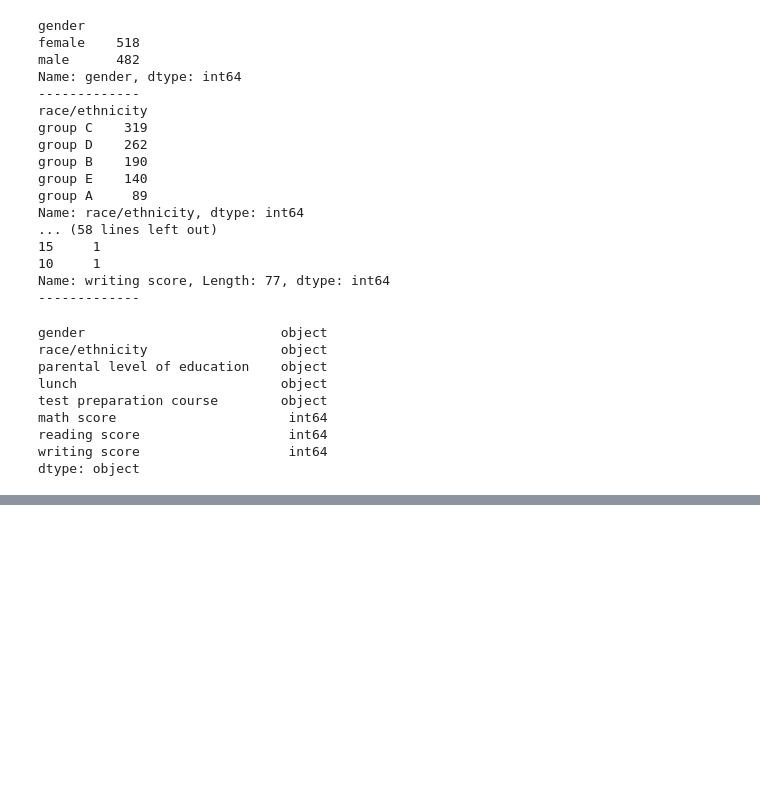
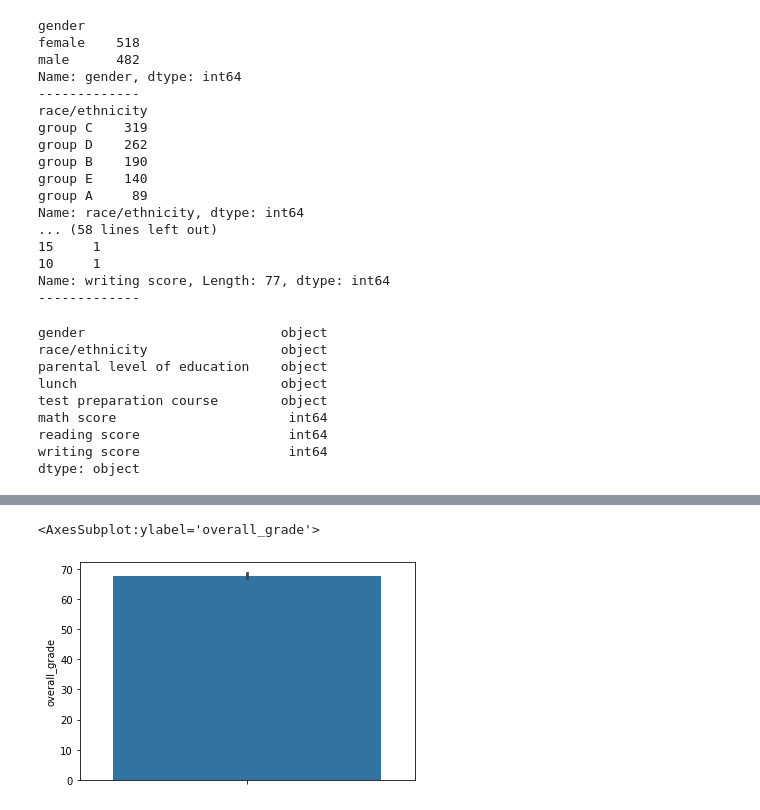
Before and after one commit to DesireeMcElroy/student-performance-project, a Jupyter notebook: student_performance.ipynb, the cells around one changed output, grey strips where cells are left out. Saved outputs shown, nothing was run; the diff lists cells and outputs as text; code cells hidden in the pictures; blank space fills up the shorter version.

```diff
--- a/student_performance.ipynb
+++ b/student_performance.ipynb
@@ -183,0 +192,5 @@ sns.jointplot(data=df, x='overall_grade', y='gender')
+# %%
+sns.barplot(data=df, y='overall_grade')
+# %% [output]
+<AxesSubplot:ylabel='overall_grade'>
+[figure, added]
```
Also changed, not shown: parts of 14 cells of this notebook.
